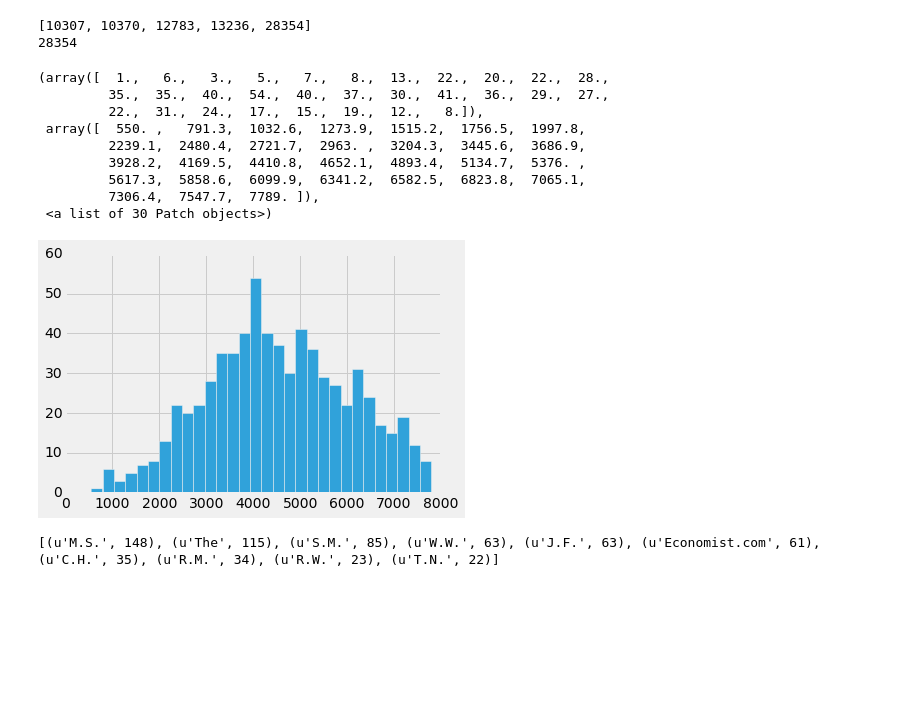
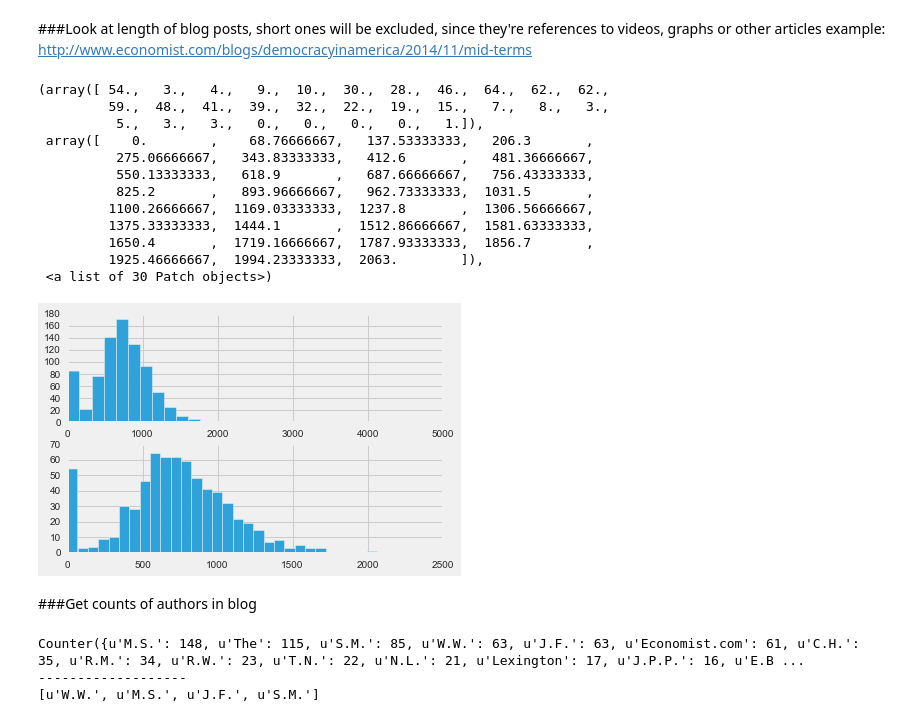
Before and after one commit to gabegluck/fletcher, a Jupyter notebook: blog_author_classification.ipynb, the cells around one changed output. Cells and saved outputs as stored; diff of their text form; code cells hidden in the pictures; blank space fills up the shorter version.

```diff
--- a/blog_author_classification.ipynb
+++ b/blog_author_classification.ipynb
@@ -25,34 +29,43 @@ from sklearn import linear_model
 # %%
 client=MongoClient()
 blog=client.dsbc.doa
-# %%
-#look at length of blog posts
-plt.style.use('fivethirtyeight')
-blog_length=[]
-for text in blog.find():
-    blog_length.append(len(text['text']))
-blog_length.sort()
-print blog_length[-5:]
-print max(blog_length)
-plt.hist(blog_length[80:-50],bins=30)
-# %% [output]
-[10307, 10370, 12783, 13236, 28354]
-28354
-(array([  1.,   6.,   3.,   5.,   7.,   8.,  13.,  22.,  20.,  22.,  28.,
-         35.,  35.,  40.,  54.,  40.,  37.,  30.,  41.,  36.,  29.,  27.,
-         22.,  31.,  24.,  17.,  15.,  19.,  12.,   8.]),
- array([  550. ,   791.3,  1032.6,  1273.9,  1515.2,  1756.5,  1997.8,
-         2239.1,  2480.4,  2721.7,  2963. ,  3204.3,  3445.6,  3686.9,
-         3928.2,  4169.5,  4410.8,  4652.1,  4893.4,  5134.7,  5376. ,
-         5617.3,  5858.6,  6099.9,  6341.2,  6582.5,  6823.8,  7065.1,
-         7306.4,  7547.7,  7789. ]),
- <a list of 30 Patch objects>)
-[figure, removed]
-# %%
-author_counts=Counter()
-for text in blog.find():
-    author_counts[text['author']]+=1
-print author_counts.most_common(10)
-# %% [output]
-[(u'M.S.', 148), (u'The', 115), (u'S.M.', 85), (u'W.W.', 63), (u'J.F.', 63), (u'Economist.com', 61), (u'C.H.', 35), (u'R.M.', 34), (u'R.W.', 23), (u'T.N.', 22)]
+# %% [markdown]
+###Look at length of blog posts, short ones will be excluded, since they're references to videos, graphs or other articles
+example: http://www.economist.com/blogs/democracyinamerica/2014/11/mid-terms
+# %%
+blog_length=[len(post['text'].split()) for post in blog.find()]
+plt.subplot(211)
+plt.hist(blog_length, bins=30) #look at all lengths
+plt.subplot(212)
+plt.hist(blog_length[80:-60],bins=30) #look at distribtion
+# %% [output]
+(array([ 54.,   3.,   4.,   9.,  10.,  30.,  28.,  46.,  64.,  62.,  62.,
+         59.,  48.,  41.,  39.,  32.,  22.,  19.,  15.,   7.,   8.,   3.,
+          5.,   3.,   3.,   0.,   0.,   0.,   0.,   1.]),
+ array([    0.        ,    68.76666667,   137.53333333,   206.3       ,
+          275.06666667,   343.83333333,   412.6       ,   481.36666667,
+          550.13333333,   618.9       ,   687.66666667,   756.43333333,
+          825.2       ,   893.96666667,   962.73333333,  1031.5       ,
+         1100.26666667,  1169.03333333,  1237.8       ,  1306.56666667,
+         1375.33333333,  1444.1       ,  1512.86666667,  1581.63333333,
+         1650.4       ,  1719.16666667,  1787.93333333,  1856.7       ,
+         1925.46666667,  1994.23333333,  2063.        ]),
+ <a list of 30 Patch objects>)
+[figure, added]
+# %% [markdown]
+###Get counts of authors in blog
+# %%
+author_to_counts=Counter()
+for text in blog.find():
+    author_to_counts[text['author']]+=1
+print author_to_counts
+print '-------------------'
+minimum_threshold=sum(author_to_counts.values())*.05
+common_author_list=[author for author,count in author_to_counts.iteritems()
+                    if count > minimum_threshold and author.count('.')>=2]
+print common_author_list
+# %% [output]
+Counter({u'M.S.': 148, u'The': 115, u'S.M.': 85, u'W.W.': 63, u'J.F.': 63, u'Economist.com': 61, u'C.H.': 35, u'R.M.': 34, u'R.W.': 23, u'T.N.': 22, u'N.L.': 21, u'Lexington': 17, u'J.P.P.': 16, u'E.B ...
+-------------------
+[u'W.W.', u'M.S.', u'J.F.', u'S.M.']
 # %%
```
Also changed, not shown: parts of 74 cells of this notebook.
